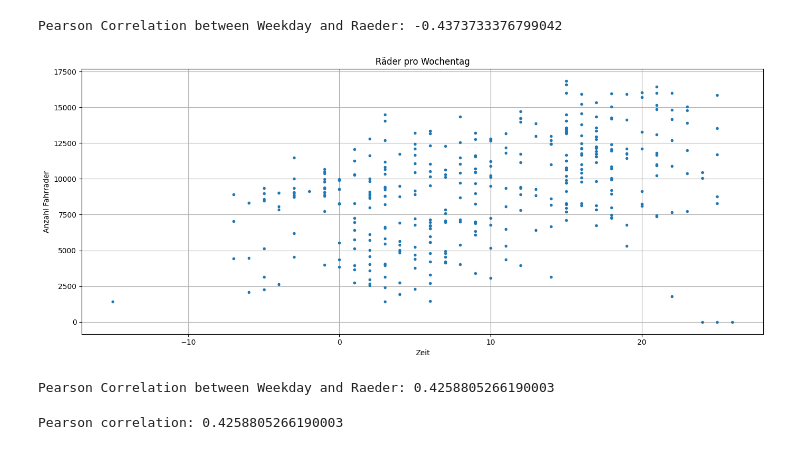
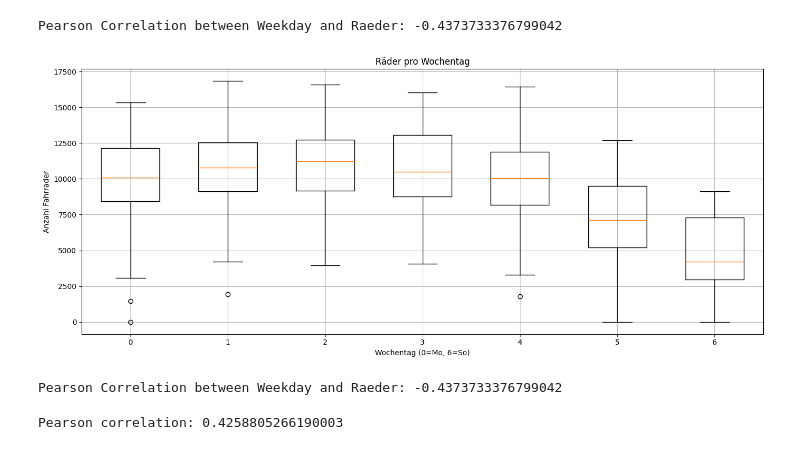
Before and after one commit to LordOfReinkeness/stochastik_SoSe25, a Jupyter notebook: fahrraeder.ipynb, the cells around one changed output. Saved outputs shown, nothing was run; the diff lists cells and outputs as text; code cells hidden in the pictures.

```diff
--- a/fahrraeder.ipynb
+++ b/fahrraeder.ipynb
@@ -99,25 +99,32 @@ print("Pearson Correlation between Weekday and Raeder:", correlation)
 # %% [output]
 [figure]
 Pearson Correlation between Weekday and Raeder: -0.4373733376799042
-# %%
-from scipy.stats import pearsonr
-
-# Calculate Pearson correlation
-correlation, _ = pearsonr(temp, raeder)
-
-plt.figure(figsize=(14, 6))
-plt.plot(temp, raeder, marker='o', linestyle='none', markersize=3)
-plt.title('Räder pro Wochentag')
-plt.xlabel('Zeit')
-plt.ylabel('Anzahl Fahrräder')
-plt.grid(True)
-plt.tight_layout()
-plt.show()
-
-print("Pearson Correlation between Weekday and Raeder:", correlation)
-# %% [output]
-[figure, removed]
-Pearson Correlation between Weekday and Raeder: 0.4258805266190003
+# %%
+import matplotlib.pyplot as plt
+
+# Group data by weekday
+import pandas as pd
+data = pd.DataFrame({'weekday': zeit_dt.weekday, 'raeder': raeder})
+grouped = [group['raeder'].values for _, group in data.groupby('weekday')]
+
+# Pearson correlation
+from scipy.stats import pearsonr
+correlation, _ = pearsonr(zeit_dt.weekday, raeder)
+
+# Plot
+plt.figure(figsize=(14, 6))
+plt.boxplot(grouped, positions=range(7), widths=0.6)
+plt.title('Räder pro Wochentag')
+plt.xlabel('Wochentag (0=Mo, 6=So)')
+plt.ylabel('Anzahl Fahrräder')
+plt.grid(True)
+plt.tight_layout()
+plt.show()
+
+print("Pearson Correlation between Weekday and Raeder:", correlation)
+# %% [output]
+[figure, added]
+Pearson Correlation between Weekday and Raeder: -0.4373733376799042
 # %%
 import numpy as np
 import matplotlib.pyplot as plt
```
